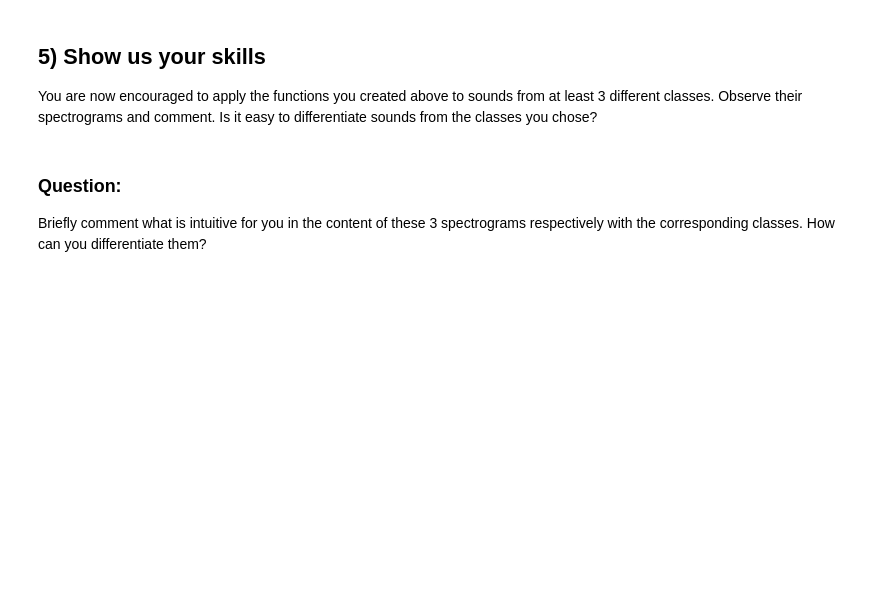
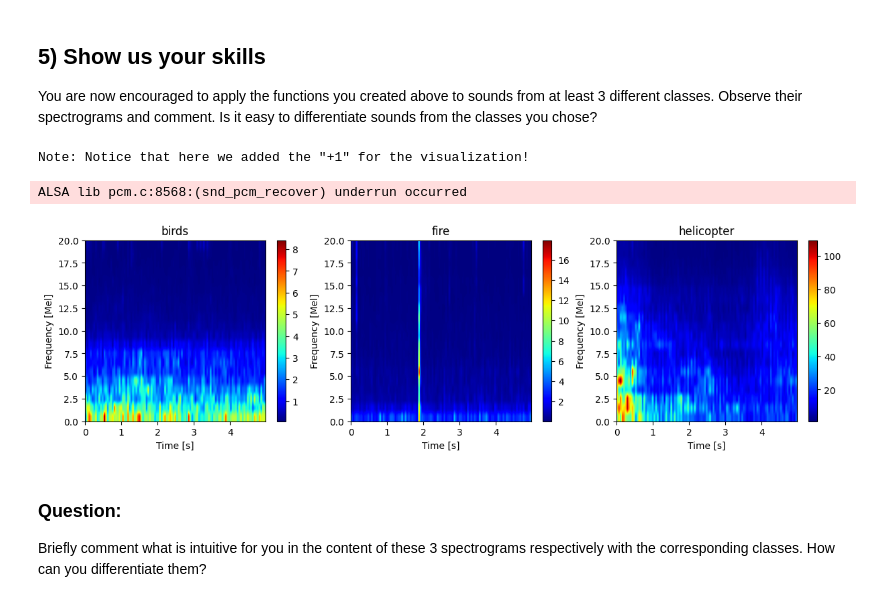
Before and after one commit to Ulynux/LELEC21023-grH, a Jupyter notebook: classification/h1_feature_vectors.ipynb, the cells around one changed output. Cells and saved outputs as stored; diff of their text form; code cells hidden in the pictures; blank space fills up the shorter version.

```diff
--- a/classification/h1_feature_vectors.ipynb
+++ b/classification/h1_feature_vectors.ipynb
@@ -350,41 +356,48 @@ def resample(x, M=4):
 
 def specgram(y, Nft=512):
     """
-    description
+    Compute the spectrogram of the signal y
 
     Args:
     ----
-      y (type): description
-      Nft (type): description
+      y (type): array of shape (N,)
+      Nft (type): integer
 
     Returns:
     -------
-      stft (type): description
+      stft (type): array of shape (Nft//2, N//Nft)
 
     """
     ### TO COMPLETE
+    stft = librosa.stft(y, n_fft=Nft, hop_length=Nft, window="hamm", center=False)
 
     return stft
 
 
 def melspecgram(x, Nmel=20, Nft=512, fs=44100, fs_down=11025):
     """
-    description
+    Compute the mel spectrogram of the signal x
 
     Args:
     ----
-      x (type): description
-      Nmel (type): description
-      Nft (type): description
-      fs (type): description
-      fs_down (type): description
+      x (type): signal (array of shape (N,))
+      Nmel (type): number of mel bands (integer)
+      Nft (type): number of samples by FFT (integer)
+      fs (type): sampling frequency (integer)
+      fs_down (type): downsampled sampling frequency (integer)
 
     Returns:
     -------
-      melspec (type): description
+      melspec (type): spectrogram in the mel scale
 
     """
     ### TO COMPLETE, using the functions resample() and specgram() defined above
+    y = resample(x, M=fs // fs_down)
+    stft = specgram(y, Nft=Nft)
+    mels = librosa.filters.mel(sr=fs_down, n_fft=Nft, n_mels=Nmel)
+
+    mels = mels / np.max(mels)
+    melspec = np.dot(mels, np.abs(stft))
 
     return melspec
 # %% [markdown]
@@ -393,35 +406,42 @@ You are now encouraged to apply the functions you created above to sounds from a
 # %%
 ### TO COMPLETE
 ### Choose 3 sounds from different classes to observe how their mel spectrograms differ
-sound1 = ...
-sound2 = ...
-sound3 = ...
+a = 10
+sound1 = dataset["birds", a]
+sound2 = dataset["fire", a]
+sound3 = dataset["helicopter", a]
+
+sd.play(sf.read(sound3)[0], fs)
 
 "Compute the melspecgrams"
 x1, _ = sf.read(sound1)
 x2, _ = sf.read(sound2)
 x3, _ = sf.read(sound3)
 melspec1 = melspecgram(x1)
 melspec2 = melspecgram(x2)
 melspec3 = melspecgram(x3)
 
 print('Note: Notice that here we added the "+1" for the visualization!')
 
 "Plot"
 fig = plt.figure(figsize=(12, 3))
 ax1 = fig.add_axes([0.0, 0.0, 0.28, 0.9])
 ax2 = fig.add_axes([0.33, 0.0, 0.28, 0.9])
 ax3 = fig.add_axes([0.66, 0.0, 0.28, 0.9])
 plot_specgram(
     melspec1, ax=ax1, is_mel=True, title=get_cls_from_path(sound1), tf=len(y) / fs_down
 )
 plot_specgram(
     melspec2, ax=ax2, is_mel=True, title=get_cls_from_path(sound2), tf=len(y) / fs_down
 )
 plot_specgram(
     melspec3, ax=ax3, is_mel=True, title=get_cls_from_path(sound3), tf=len(y) / fs_down
 )
 plt.show()
+# %% [output]
+Note: Notice that here we added the "+1" for the visualization!
+ALSA lib pcm.c:8568:(snd_pcm_recover) underrun occurred
+[figure, added]
 # %% [markdown]
 ### Question:
 Briefly comment what is intuitive for you in the content of these 3 spectrograms respectively with the corresponding classes.
```
Also changed, not shown: parts of 5 cells of this notebook.
